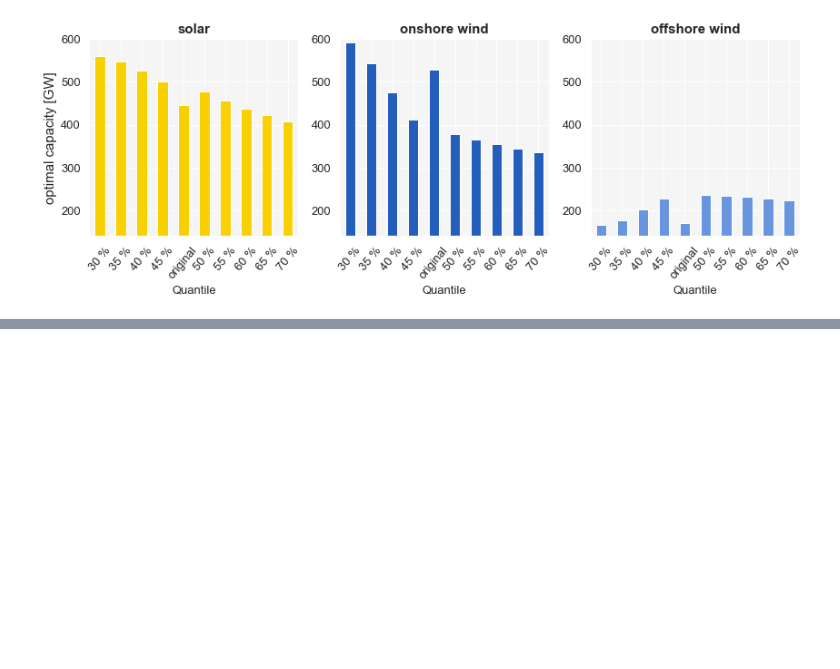
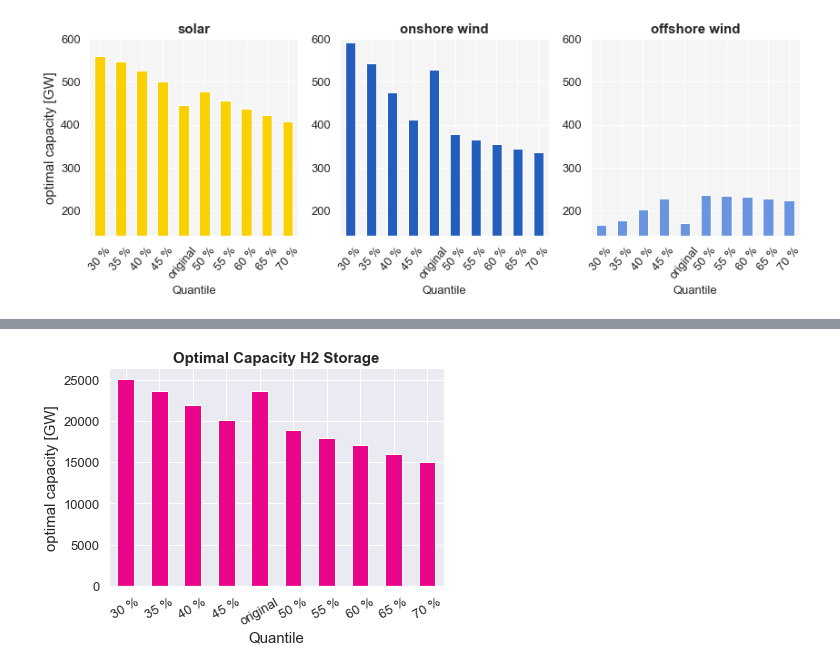
Before and after one commit to fitzthomas/ma_probabilistic_forecasts, a Jupyter notebook: forecast_analysis_thesis.ipynb, the cells around one changed output, grey strips where cells are left out. Drawn from its saved outputs; the diff is of its cells as text; code cells hidden in the pictures; blank space fills up the shorter version.

```diff
--- a/forecast_analysis_thesis.ipynb
+++ b/forecast_analysis_thesis.ipynb
@@ -851,0 +877,17 @@ plt.show()
+# %%
+store_o = no.stores.e_nom_opt
+store3 = n3.stores.e_nom_opt
+store35 = n35.stores.e_nom_opt
+store4 = n4.stores.e_nom_opt
+store45 = n45.stores.e_nom_opt
+store5 = n5.stores.e_nom_opt
+store55 = n55.stores.e_nom_opt
+store6 = n6.stores.e_nom_opt
+store65 = n65.stores.e_nom_opt
+store7 = n7.stores.e_nom_opt
+
+store_e_nom_opt = pd.DataFrame([store3, store35, store4, store45, store_o, store5, store55, store6, store65, store7])
+store_e_nom_opt.set_axis(["30 %", "35 %", "40 %", "45 %", "original", "50 %", "55 %", "60 %", "65 %", "70 %"], axis="index", inplace=True)
+store_e_nom_opt.index.name ="e_nom_opt"
+
+store_e_nom_opt
@@ -851,0 +908,8 @@ plt.show()
+# %%
+store_e_nom_opt_h2 = store_e_nom_opt.filter(like="H2").sum(axis=1)/1e3
+store_e_nom_opt_battery = store_e_nom_opt.filter(like="battery").sum(axis=1)/1e3
+store_e_nom_opt_total = store_e_nom_opt.sum(axis=1)/1e3
+
+store_e_nom_opt_plot = pd.concat([store_e_nom_opt_h2, store_e_nom_opt_battery, store_e_nom_opt_total], axis=1)
+store_e_nom_opt_plot.set_axis(["H2", "battery", "Total"], axis=1, inplace=True)
+store_e_nom_opt_plot
@@ -851,0 +929,13 @@ plt.show()
+# %%
+h2_cap = store_e_nom_opt_plot["H2"]
+h2_cap.plot.bar(color=no.carriers.loc["H2"].color)
+plt.xticks(fontsize=13, rotation=30)
+plt.yticks(fontsize=13)
+# plt.ylim([140, 600])
+plt.ylabel("optimal capacity [GW]", fontsize=15)
+plt.xlabel("Quantile", fontsize=15)
+plt.title("Optimal Capacity H2 Storage", fontsize=15, fontweight="bold")
+plt.savefig("results/plots/optimal_capacity_h2.png", bbox_inches="tight")
+plt.show()
+# %% [output]
+[figure, added]
```
Also changed, not shown: parts of 30 cells of this notebook, 1 other file.
